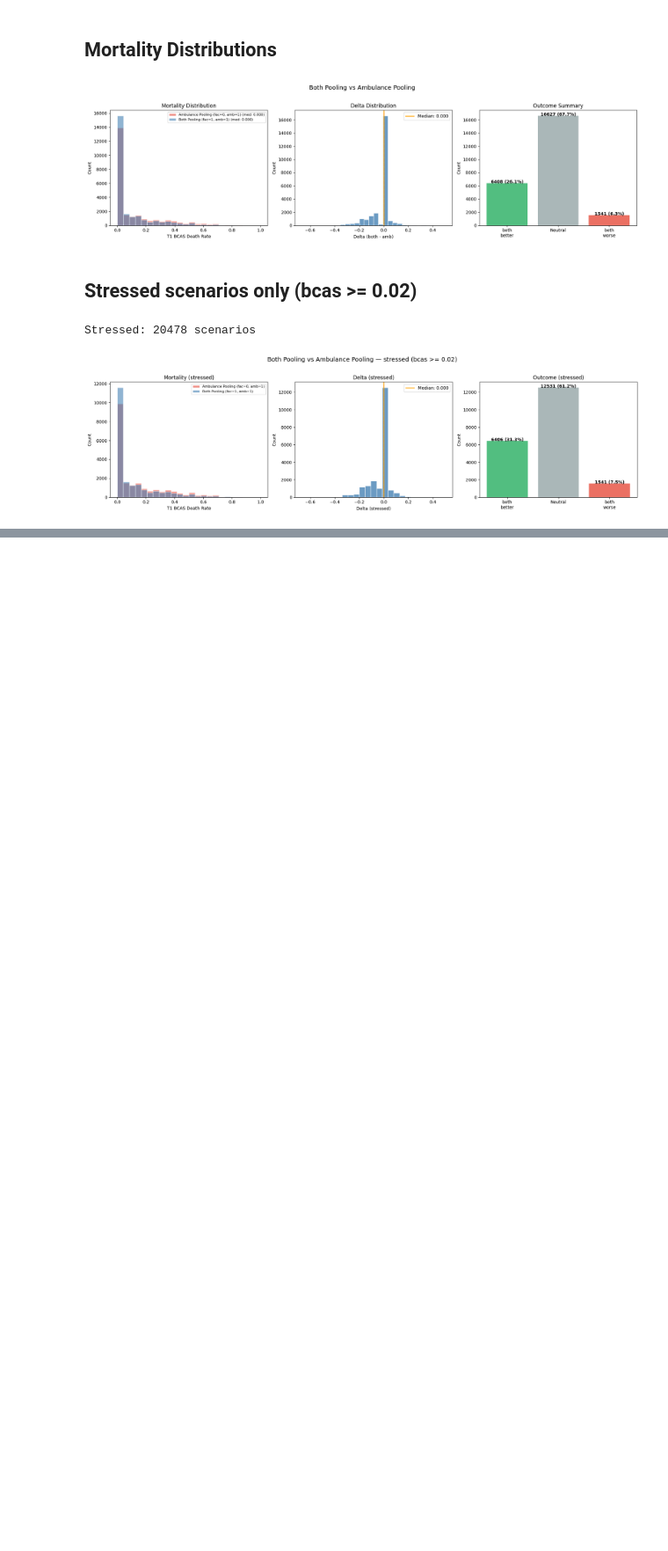
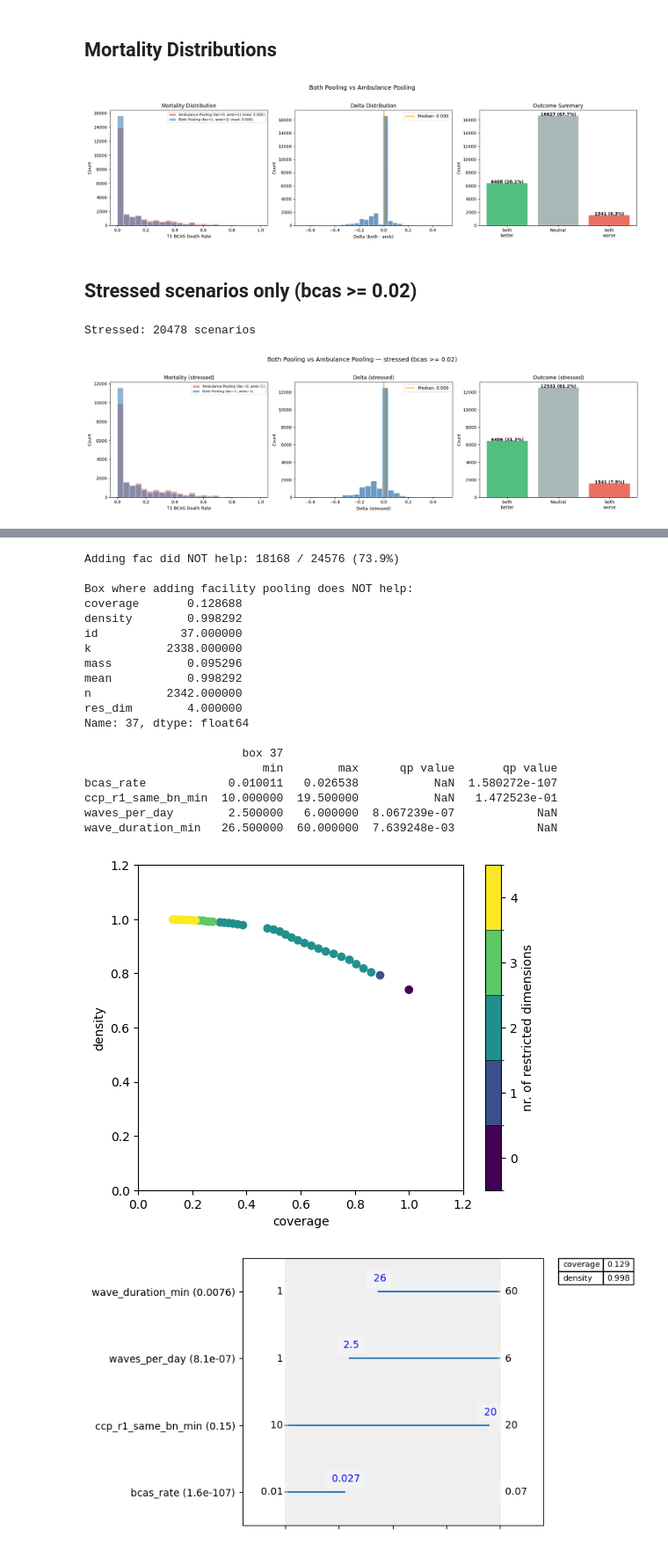
Before and after one commit to EliaTaverna/MENS---Medical-Evacuation-Network-Simulator, a Jupyter notebook: analysis_notebooks/multi_run_analysis/outcome_vs_uncertainty/phase_1_(1rq)/2_btg/sobol_prim/dist_both_vs_amb.ipynb, the cells around one changed output, grey strips where cells are left out. Shown at 88% size. Cells and saved outputs as stored; diff of their text form; code cells hidden in the pictures; blank space fills up the shorter version.

Commit message:
Add PRIM both vs amb: where fac helps and where it doesn't

```diff
--- a/analysis_notebooks/multi_run_analysis/outcome_vs_uncertainty/phase_1_(1rq)/2_btg/sobol_prim/dist_both_vs_amb.ipynb
+++ b/analysis_notebooks/multi_run_analysis/outcome_vs_uncertainty/phase_1_(1rq)/2_btg/sobol_prim/dist_both_vs_amb.ipynb
@@ -120,0 +125,43 @@ Stressed: 20478 scenarios
+# %%
+from ema_workbench.analysis import prim
+
+x = p1[UNCERTAINTIES].astype(float)
+
+# Where adding fac does NOT help (delta >= -0.01)
+y_no_benefit = (delta >= -0.01)
+print(f"Adding fac did NOT help: {y_no_benefit.sum()} / {len(y_no_benefit)} ({y_no_benefit.mean():.1%})")
+
+if y_no_benefit.sum() >= 10 and y_no_benefit.sum() < len(y_no_benefit) * 0.95:
+    p_nb = prim.Prim(x, y_no_benefit, threshold=0.5)
+    box_nb = p_nb.find_box()
+    box_nb.show_tradeoff()
+    print()
+    print("Box where adding facility pooling does NOT help:")
+    box_nb.inspect(style="graph")
+    box_nb.inspect()
+elif y_no_benefit.sum() >= len(y_no_benefit) * 0.95:
+    print("Adding fac fails to help in >95% of cases — no meaningful box to find.")
+else:
+    print("Too few cases for PRIM.")
+# %% [output]
+Adding fac did NOT help: 18168 / 24576 (73.9%)
+
+Box where adding facility pooling does NOT help:
+coverage       0.128688
+density        0.998292
+id            37.000000
+k           2338.000000
+mass           0.095296
+mean           0.998292
+n           2342.000000
+res_dim        4.000000
+Name: 37, dtype: float64
+
+                       box 37
+                          min        max      qp value       qp value
+bcas_rate            0.010011   0.026538           NaN  1.580272e-107
+ccp_r1_same_bn_min  10.000000  19.500000           NaN   1.472523e-01
+waves_per_day        2.500000   6.000000  8.067239e-07            NaN
+wave_duration_min   26.500000  60.000000  7.639248e-03            NaN
+[figure, added]
+[figure, added]
```
Also changed, not shown: parts of 3 cells of this notebook.
